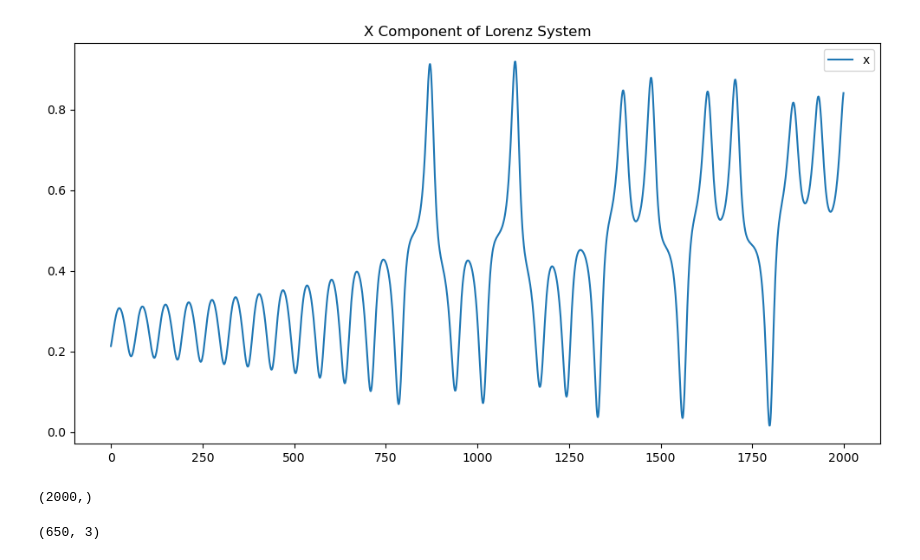
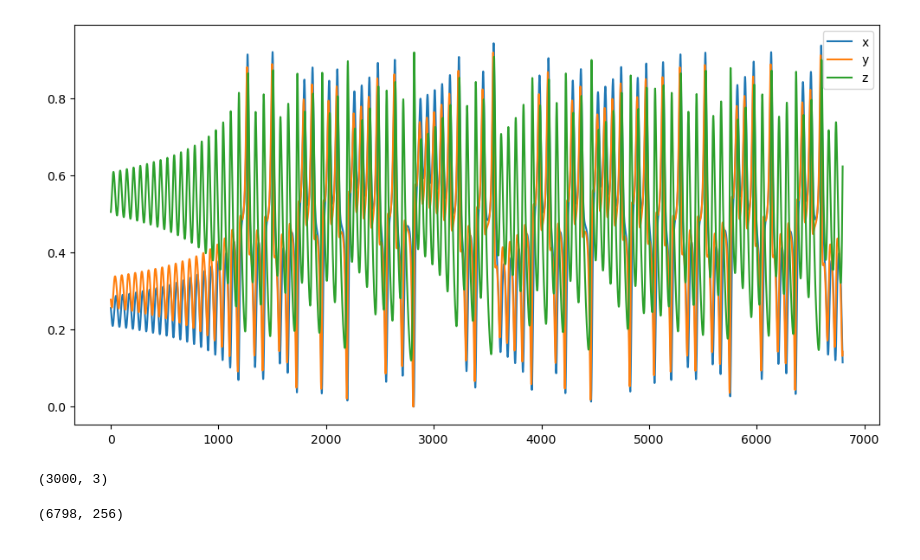
Before and after one commit to econnerty/QESN-Code, a Jupyter notebook: predictions_from_probs.ipynb, the cells around one changed output. Cells and saved outputs as stored; diff of their text form; code cells hidden in the pictures.

```diff
--- a/predictions_from_probs.ipynb
+++ b/predictions_from_probs.ipynb
@@ -6,46 +11,43 @@ import matplotlib.pyplot as plt
 
 np.random.seed(0)  # For reproducibility
 # %%
+# Transpile and run
+n_shots = 60000
+
 #number of memory and readout qubits
-n_mem_qubits = 6
-n_read_qubits = 6
+n_mem_qubits = 8
+n_read_qubits = 8
 context_length = 3
 n_qubits = n_mem_qubits + n_read_qubits
 
 #num data points
-washout = 500
-n_pts = 2000
-test_pts = 650
+washout = 100
+n_pts = 6900
 
 #Load in lorenz data
 train_data_lorenz = np.load('../data/train_data_lorenz.npy')
 test_data_lorenz = np.load('../data/test_data_lorenz.npy')
-#Combining data
-train_data_lorenz = np.concatenate((train_data_lorenz, test_data_lorenz), axis=0)
 
-# Remove washout
+# Split data into train and test sets
 train_data = train_data_lorenz[washout:washout+n_pts]
+test_data = test_data_lorenz
 
 # Use only the first component of the Lorenz system for the input signal
 train_input_signal = train_data[:, 0]
+test_input_signal = test_data[:, 0]
 
 #Plot each component of the Lorenz system
 import matplotlib.pyplot as plt
 plt.figure(figsize=(12, 6))
 plt.plot(train_data[:, 0], label='x')
-plt.title('X Component of Lorenz System')
-#plt.plot(train_data[:, 1], label='y')
-#plt.plot(train_data[:, 2], label='z')
+plt.plot(train_data[:, 1], label='y')
+plt.plot(train_data[:, 2], label='z')
 plt.legend()
 plt.show()
 # %% [output]
-[figure, old version]
+[figure, new version]
-# %%
-train_input_signal.shape
-# %% [output]
-(2000,)
 # %%
 test_data.shape
 # %% [output]
-(650, 3)
+(3000, 3)
 # %%
@@ -59,8 +59,6 @@ expectation = np.load('./expectations_2025-01-19 10:45:19.667516_12_ibm_marrakes
 # %%
-#This line below will convert the probability distributions into expectation values
-
-#expectation = probs_to_expectation(expectation, n_read_qubits)
-
-# #Get condition number of expectation matrix
-# print(np.linalg.cond(expectation))
-# print(expectation.shape)
+#Get condition number of expectation matrix
+np.linalg.cond(expectation)
+expectation.shape
+# %% [output]
+(6798, 256)
```
Also changed, not shown: parts of 12 cells of this notebook, 1 other file.
